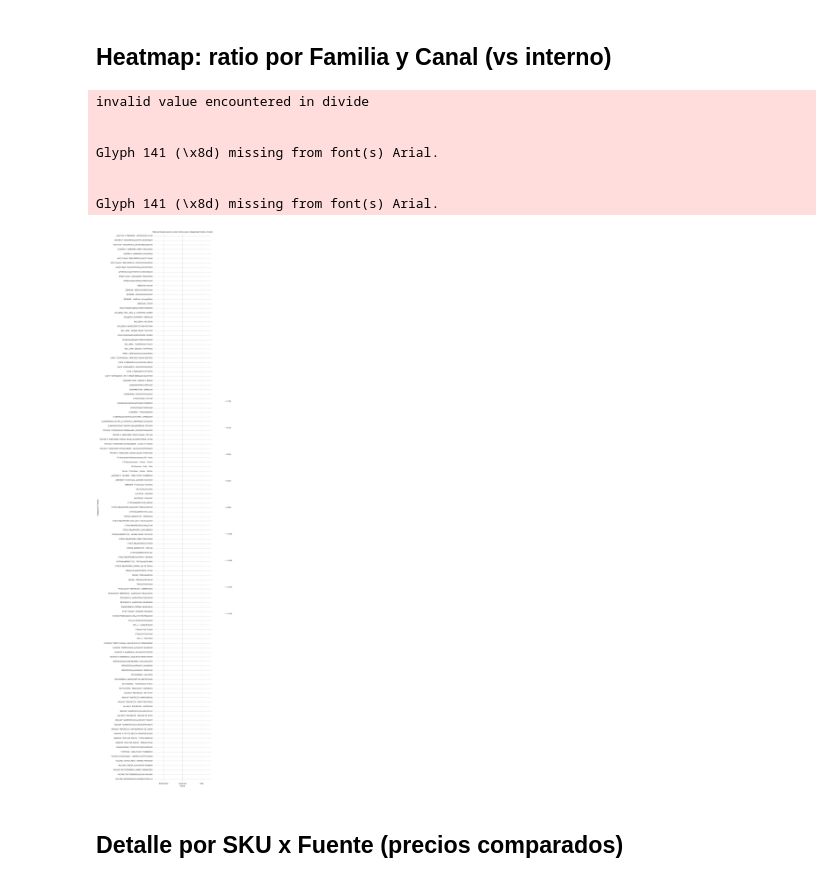
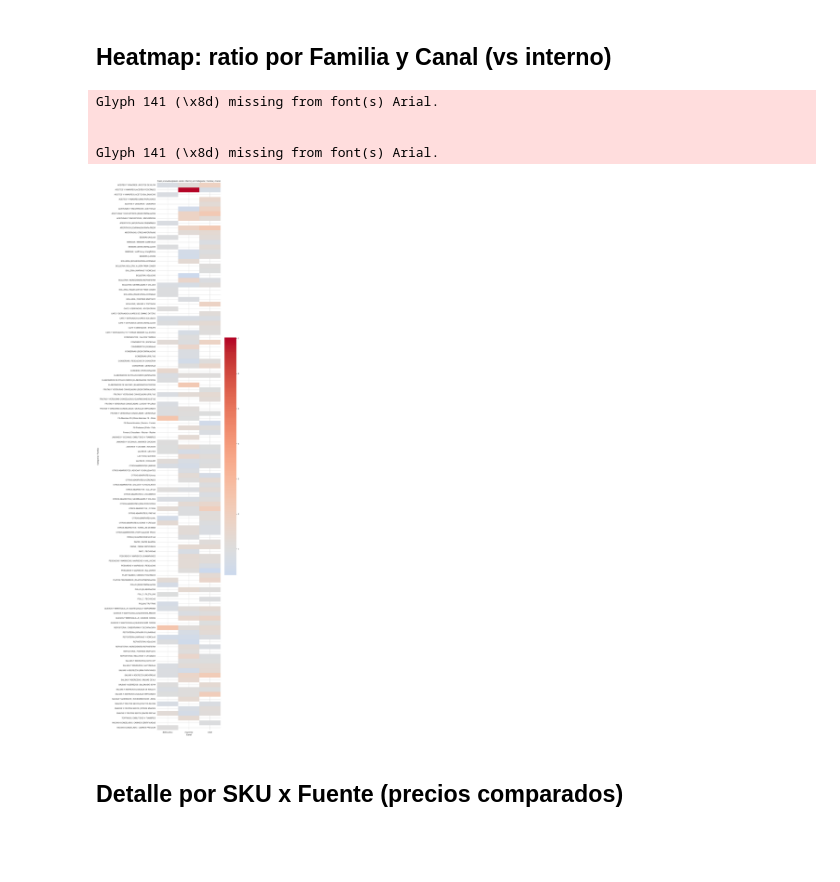
Before and after one commit to sicatalan/posicionamiento, a Jupyter notebook: analisis_posicionamiento.ipynb, the cells around one changed output. Drawn from its saved outputs; the diff is of its cells as text; code cells hidden in the pictures; blank space fills up the shorter version.

```diff
--- a/analisis_posicionamiento.ipynb
+++ b/analisis_posicionamiento.ipynb
@@ -376,27 +394,26 @@ fig6.show()
 # %%
 # Calcular ratio por SKU-Canal vs interno y luego promediar por Categoría | Familia
 base_ratios = data.merge(interno.rename(columns={'precio_interno':'precio_interno_ref'}), on='sku', how='left')
+base_ratios = base_ratios[base_ratios['precio_interno_ref'].notna() & (base_ratios['precio_interno_ref'] > 0)].copy()
 base_ratios['ratio_vs_interno'] = base_ratios['precio_analisis'] / base_ratios['precio_interno_ref']
+base_ratios = base_ratios.replace([np.inf,-np.inf], np.nan).dropna(subset=['ratio_vs_interno'])
 base_ratios['cat_fam'] = base_ratios['categoria'].astype(str) + ' | ' + base_ratios['familia'].astype(str)
 fam_canal = (base_ratios[base_ratios['canal'] != CANAL_INTERNO]
              .groupby(['cat_fam','canal'])['ratio_vs_interno']
              .mean().unstack('canal'))
 plt.figure(figsize=(12, max(4, len(fam_canal)*0.4)))
 sns.heatmap(fam_canal, annot=False, cmap='coolwarm', center=1.0)
 plt.title('Ratio promedio (precio canal / interno) por Categoría | Familia y Canal')
 plt.xlabel('Canal')
 plt.ylabel('Categoría | Familia')
 plt.tight_layout()
 plt.show()
 # %% [output]
-invalid value encountered in divide
-
-
 Glyph 141 (\x8d) missing from font(s) Arial.
 
 
 Glyph 141 (\x8d) missing from font(s) Arial.
-[figure, old version]
+[figure, new version]
 # %% [markdown]
 ## Detalle por SKU x Fuente (precios comparados)
 # %%
```
Also changed, not shown: parts of 3 cells of this notebook, 1 other file.
